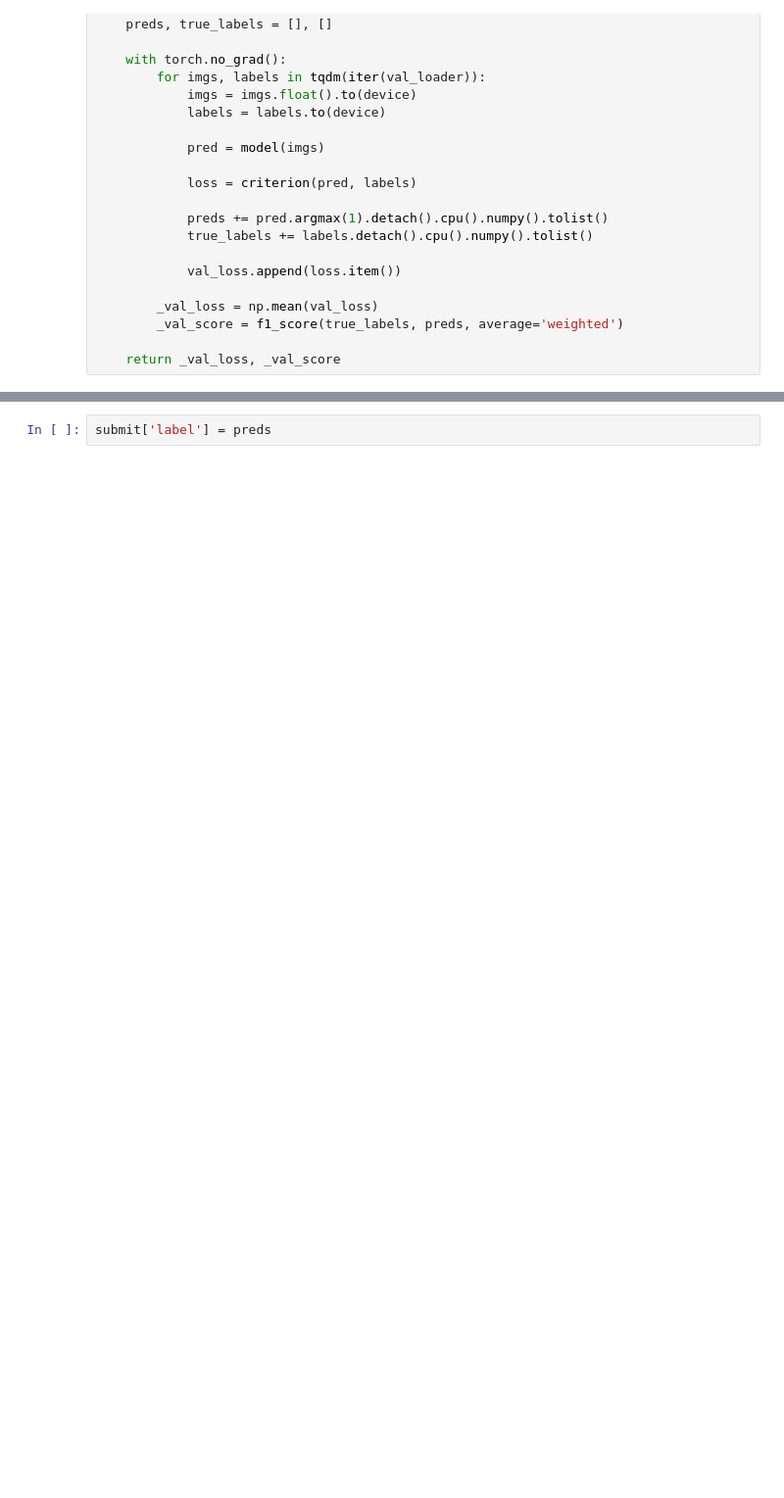
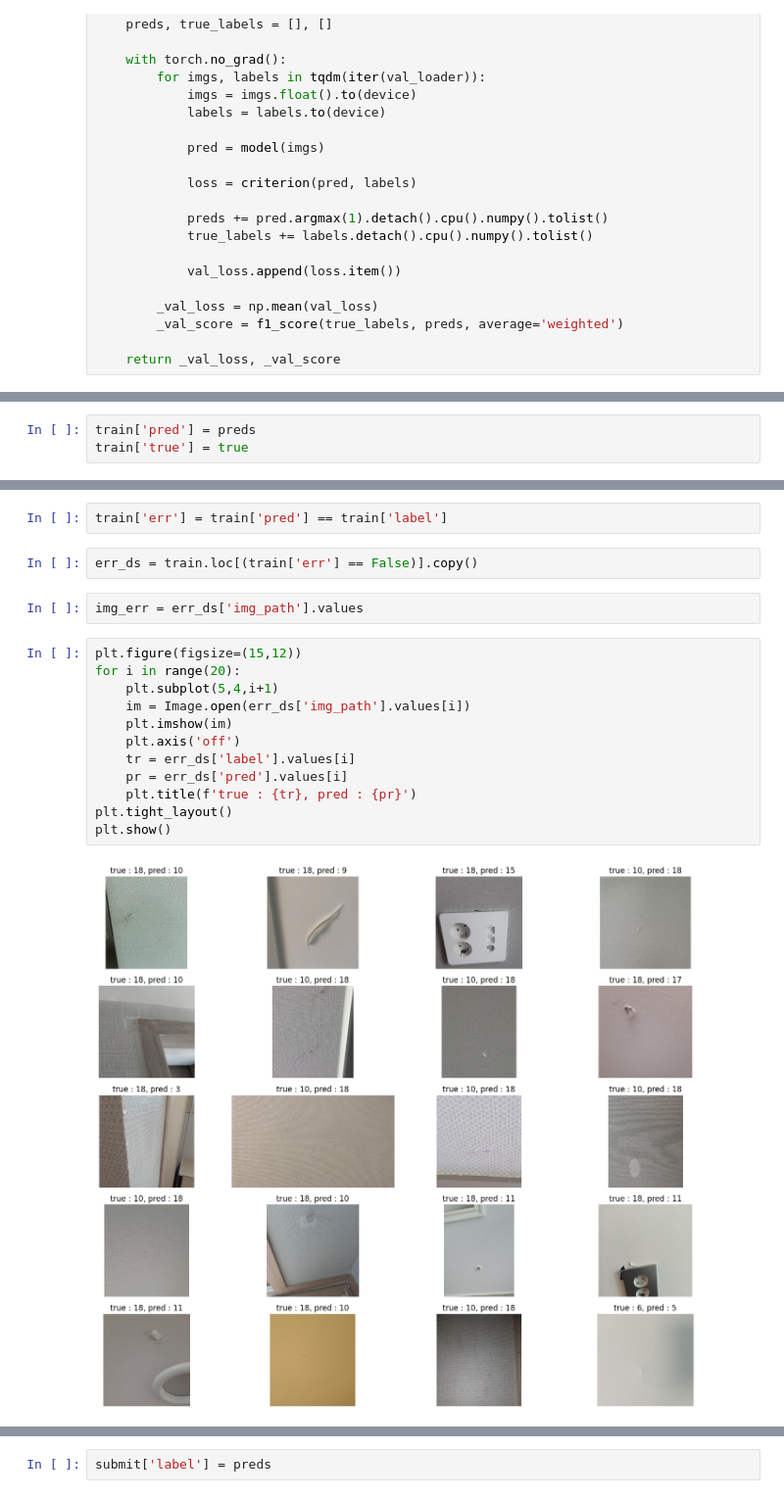
Before and after one commit to hwarang97/Dacon, a Jupyter notebook: competition/DACON_competition_도배.ipynb, the cells around one changed output, grey strips where cells are left out. Shown at 98% size. Saved outputs shown, nothing was run; the diff lists cells and outputs as text; blank space fills up the shorter version.

```diff
--- a/competition/DACON_competition_도배.ipynb
+++ b/competition/DACON_competition_도배.ipynb
@@ -182,0 +268,3 @@ infer_model = train(model, optimizer, train_loader, val_loader, scheduler, devic
+# %%
+train['pred'] = preds
+train['true'] = true
@@ -183 +280,21 @@ infer_model = train(model, optimizer, train_loader, val_loader, scheduler, devic
+# %%
+train['err'] = train['pred'] == train['label']
+# %%
+err_ds = train.loc[(train['err'] == False)].copy()
+# %%
+img_err = err_ds['img_path'].values
+# %%
+plt.figure(figsize=(15,12))
+for i in range(20):
+    plt.subplot(5,4,i+1)
+    im = Image.open(err_ds['img_path'].values[i])
+    plt.imshow(im)
+    plt.axis('off')
+    tr = err_ds['label'].values[i]
+    pr = err_ds['pred'].values[i]
+    plt.title(f'true : {tr}, pred : {pr}')
+plt.tight_layout()
+plt.show()
+# %% [output]
+[figure, added]
 # %%
```
Also changed, not shown: parts of 28 cells of this notebook.
